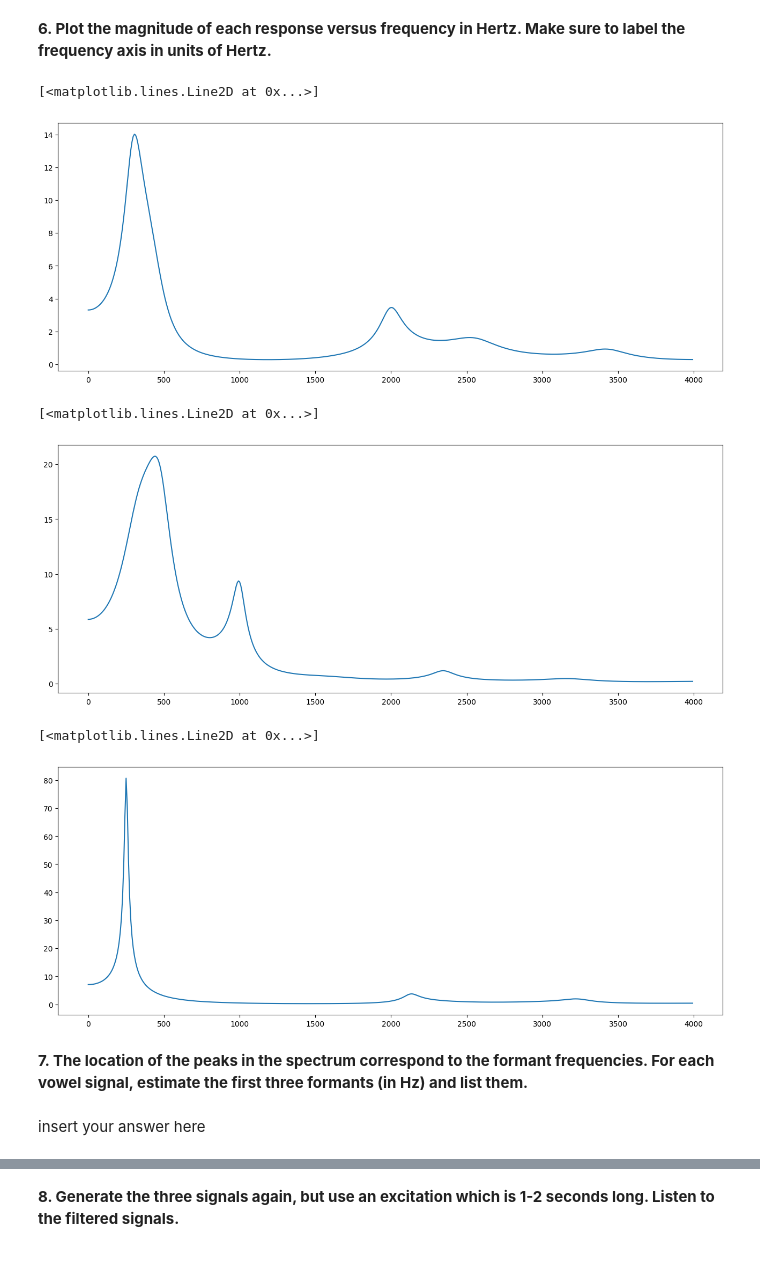
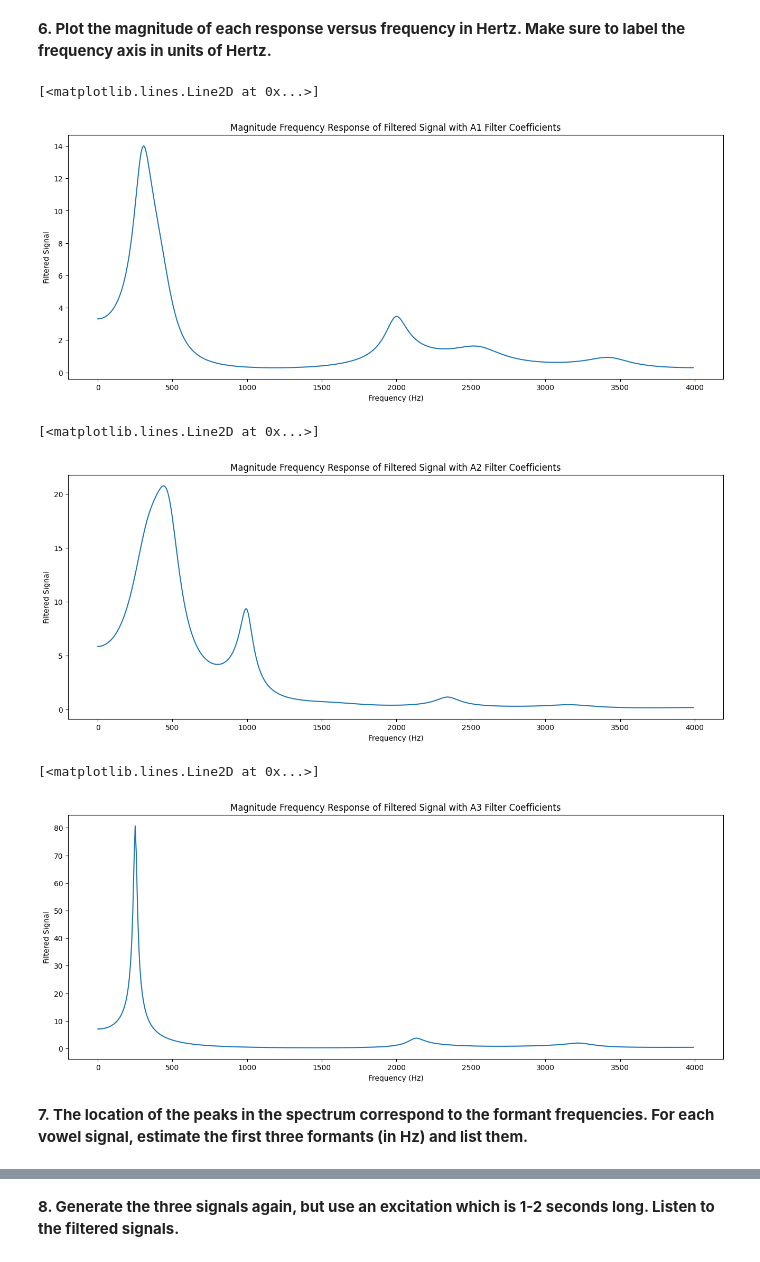
Before and after one commit to cdavin2/dsp_lab09b, a Jupyter notebook: lab09b_final_report.ipynb, the cells around one changed output, grey strips where cells are left out. Cells and saved outputs as stored; diff of their text form; code cells hidden in the pictures.

```diff
--- a/lab09b_final_report.ipynb
+++ b/lab09b_final_report.ipynb
@@ -119,21 +127,28 @@ w3, h3 = scp.signal.freqz(np.array([1]), np.insert(-A3, 0, 1), 512)
 **6. Plot the magnitude of each response versus frequency in Hertz. Make sure to label the frequency axis in units of Hertz.**
 # %%
 # insert your code here
+plt.title("Magnitude Frequency Response of Filtered Signal with A1 Filter Coefficients")
+plt.ylabel("Filtered Signal")
+plt.xlabel("Frequency (Hz)")
 plt.plot(8000/(2*np.pi)*w1, np.abs(h1))
 # %% [output]
 [<matplotlib.lines.Line2D at 0x...>]
-[figure, old version]
+[figure, new version]
 # %%
+plt.title("Magnitude Frequency Response of Filtered Signal with A2 Filter Coefficients")
+plt.ylabel("Filtered Signal")
+plt.xlabel("Frequency (Hz)")
 plt.plot(8000/(2*np.pi)*w2, np.abs(h2))
 # %% [output]
 [<matplotlib.lines.Line2D at 0x...>]
-[figure, old version]
+[figure, new version]
 # %%
+plt.title("Magnitude Frequency Response of Filtered Signal with A3 Filter Coefficients")
+plt.ylabel("Filtered Signal")
+plt.xlabel("Frequency (Hz)")
 plt.plot(8000/(2*np.pi)*w3, np.abs(h3))
 # %% [output]
 [<matplotlib.lines.Line2D at 0x...>]
-[figure, old version]
+[figure, new version]
 # %% [markdown]
 **7. The location of the peaks in the spectrum correspond to the formant frequencies. For each vowel signal, estimate the first three formants (in Hz) and list them.**
-# %% [markdown]
-insert your answer here
```
Also changed, not shown: parts of 16 cells of this notebook.
